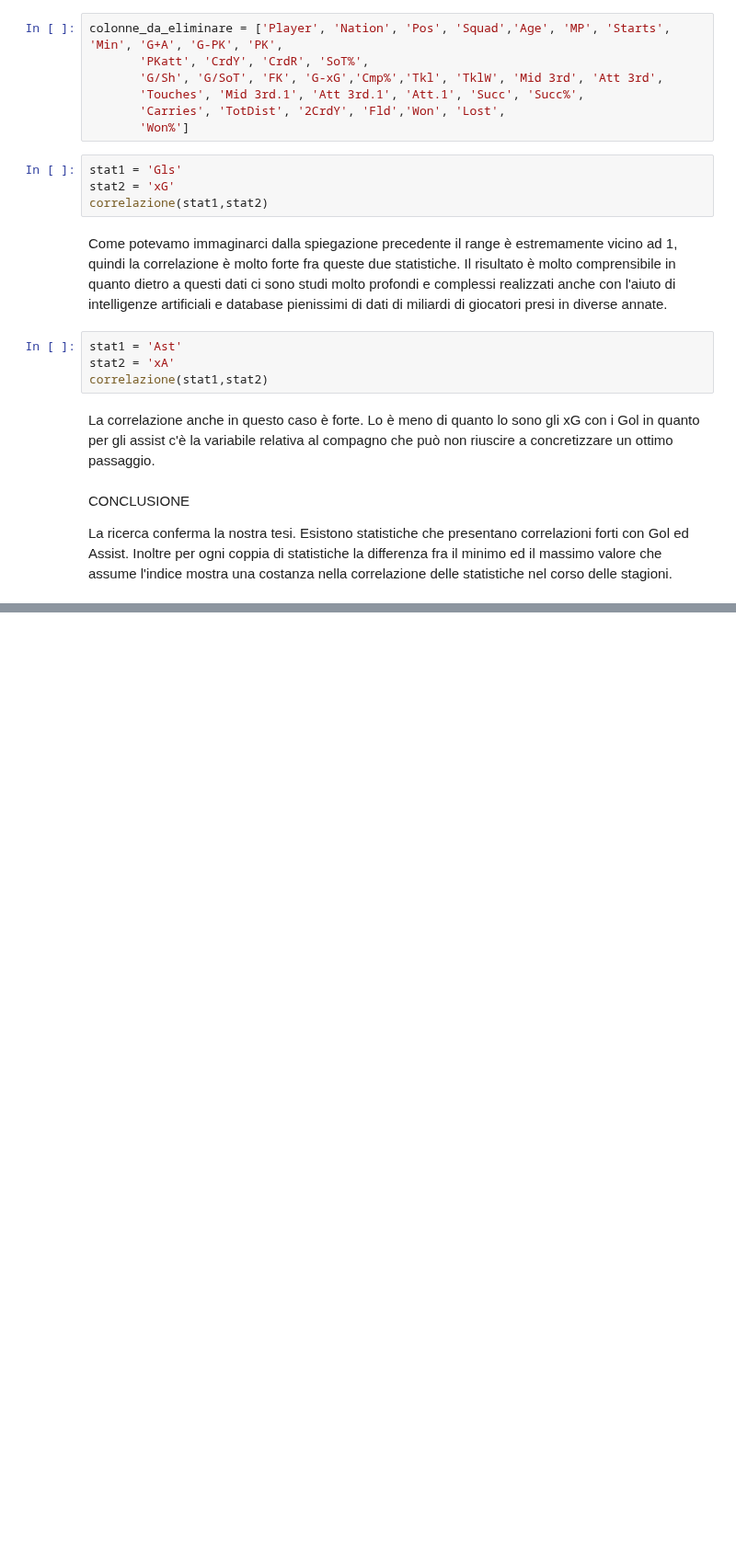
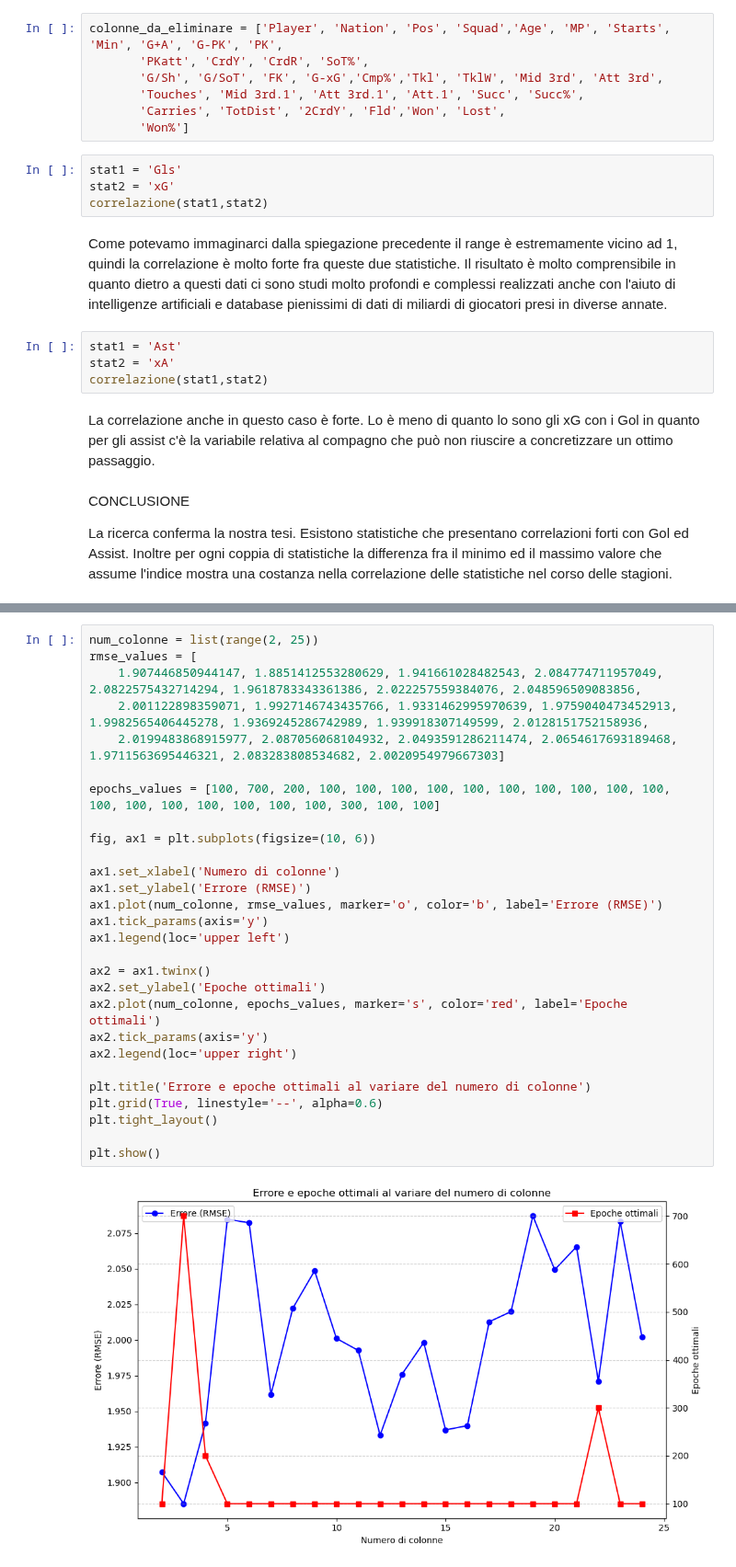
Before and after one commit to Alecaste96/Pytone, a Jupyter notebook: ATTACCANTI/ATTACCANTI.ipynb, the cells around one changed output, grey strips where cells are left out. Shown at 92% size. Drawn from its saved outputs; the diff is of its cells as text; blank space fills up the shorter version.

```diff
--- a/ATTACCANTI/ATTACCANTI.ipynb
+++ b/ATTACCANTI/ATTACCANTI.ipynb
@@ -649,0 +634,30 @@ Aumentando il numero delle epoche ovviamente la differenza fra la previsione del
+# %%
+num_colonne = list(range(2, 25))
+rmse_values = [
+    1.907446850944147, 1.8851412553280629, 1.941661028482543, 2.084774711957049, 2.0822575432714294, 1.9618783343361386, 2.022257559384076, 2.048596509083856,
+    2.001122898359071, 1.9927146743435766, 1.9331462995970639, 1.9759040473452913, 1.9982565406445278, 1.9369245286742989, 1.939918307149599, 2.0128151752158936,
+    2.0199483868915977, 2.087056068104932, 2.0493591286211474, 2.0654617693189468, 1.9711563695446321, 2.083283808534682, 2.0020954979667303]
+
+epochs_values = [100, 700, 200, 100, 100, 100, 100, 100, 100, 100, 100, 100, 100, 100, 100, 100, 100, 100, 100, 100, 300, 100, 100]
+
+fig, ax1 = plt.subplots(figsize=(10, 6))
+
+ax1.set_xlabel('Numero di colonne')
+ax1.set_ylabel('Errore (RMSE)')
+ax1.plot(num_colonne, rmse_values, marker='o', color='b', label='Errore (RMSE)')
+ax1.tick_params(axis='y')
+ax1.legend(loc='upper left')
+
+ax2 = ax1.twinx()
+ax2.set_ylabel('Epoche ottimali')
+ax2.plot(num_colonne, epochs_values, marker='s', color='red', label='Epoche ottimali')
+ax2.tick_params(axis='y')
+ax2.legend(loc='upper right')
+
+plt.title('Errore e epoche ottimali al variare del numero di colonne')
+plt.grid(True, linestyle='--', alpha=0.6)
+plt.tight_layout()
+
+plt.show()
+# %% [output]
+[figure, added]
```
Also changed, not shown: parts of 34 cells of this notebook.
